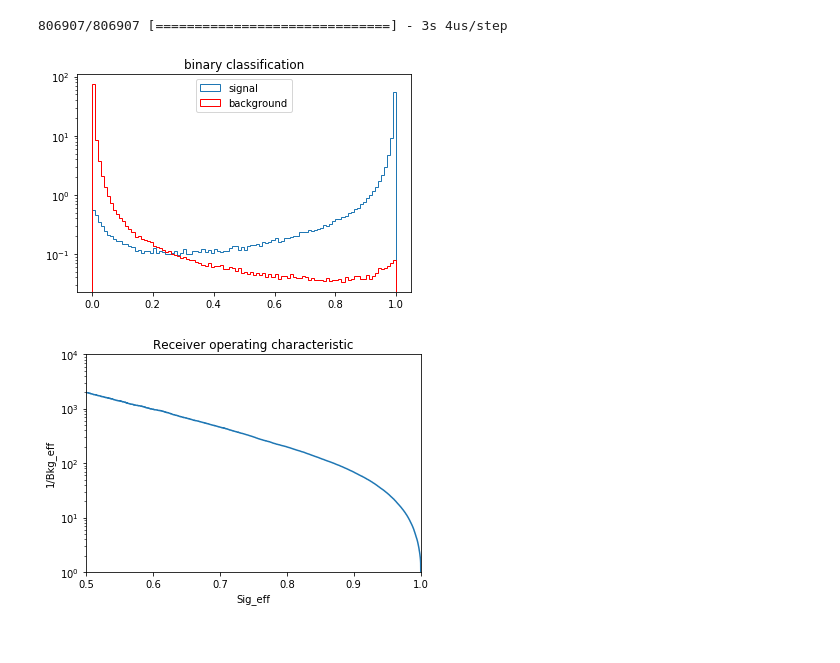
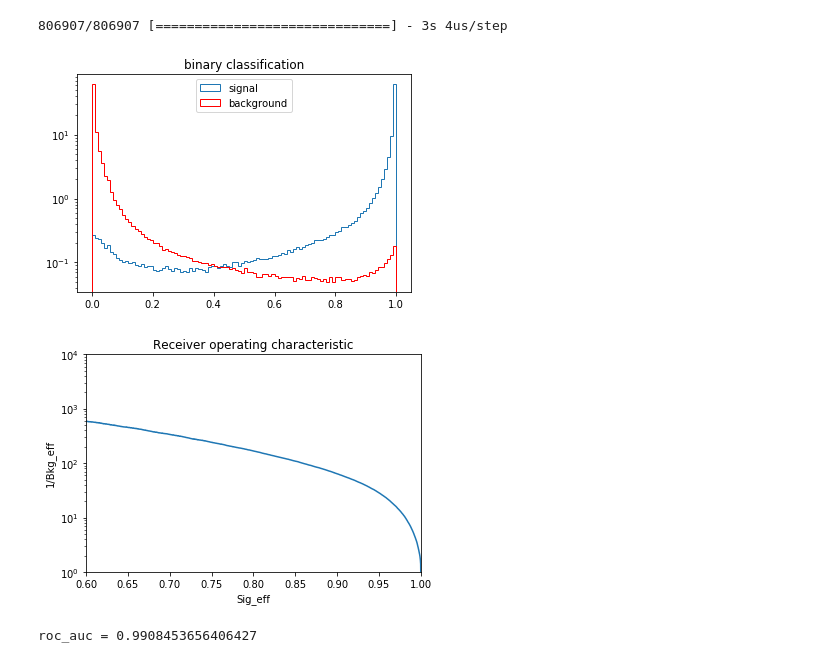
Before and after one commit to UTA-HEP-Computing/DarkMachine_autoEncoder, a Jupyter notebook: DarkMachine_autoEncoder.ipynb, the cells around one changed output. Cells and saved outputs as stored; diff of their text form; code cells hidden in the pictures.

```diff
--- a/DarkMachine_autoEncoder.ipynb
+++ b/DarkMachine_autoEncoder.ipynb
@@ -33,0 +19,14 @@ print("y_test: ",y_test.shape)
+# %%
+X_Mix_train = data_Mix_Train['X']
+y_Mix_train = data_Mix_Train['y']
+X_Mix_test = data_Mix_Test['X']
+y_Mix_test = data_Mix_Test['y']
+
+X_bkg_train = data_bkg_Train['X']
+X_bkg_test = data_bkg_Test['X']
+
+X_Mix_train_N = keras.utils.normalize(X_Mix_train, axis=1)
+X_Mix_test_N = keras.utils.normalize(X_Mix_test, axis=1)
+
+X_bkg_train_N = keras.utils.normalize(X_bkg_train, axis=1)
+X_bkg_test_N = keras.utils.normalize(X_bkg_test, axis=1)
@@ -75,6 +89,6 @@ encoder.save('DarkMachine_encoder.model')
 # %%
 encoder_model = keras.models.load_model('DarkMachine_encoder.model')
 # %%
-enCoded_X_train = encoder_model.predict([X_train])
-enCoded_X_test = encoder_model.predict([X_test])
+enCoded_X_Mix_train_N = encoder_model.predict([X_Mix_train_N])
+enCoded_X_Mix_test_N = encoder_model.predict([X_Mix_test_N])
 # %%
@@ -91,5 +105,5 @@ seqModel.add(keras.layers.Dense(8, activation= tf.nn.relu))
 seqModel.add(keras.layers.Dense(1, activation= tf.nn.sigmoid))
 seqModel.compile(loss='binary_crossentropy', optimizer='adam', metrics= ['accuracy'])
 
-seqModel.fit(enCoded_X_train, y_train, batch_size=256, epochs=10)
+seqModel.fit(enCoded_X_Mix_train_N, y_Mix_train, batch_size=256, epochs=20)
 # %% [output]
@@ -116,11 +127,11 @@ Epoch 10/10
 <keras.callbacks.History at 0x...>
 # %%
-sig_predict = seqModel.predict(enCoded_X_test,batch_size=256, verbose=1)
+sig_predict = seqModel.predict(enCoded_X_Mix_test_N,batch_size=256, verbose=1)
 # %% [output]
 806907/806907 [==============================] - 3s 4us/step
 # %%
-sigSoft= sig_predict[np.where(y_test==1)]
-bkgSoft = sig_predict[np.where(y_test==0)]
+sigSoft= sig_predict[np.where(y_Mix_test==1)]
+bkgSoft = sig_predict[np.where(y_Mix_test==0)]
 _=plt.hist(sigSoft,bins=100, histtype='step', label='signal', normed = 1)
 
 _=plt.hist(bkgSoft,bins=100, histtype='step', color= 'red', label='background', normed = 1)
@@ -131,18 +142,22 @@ _=plt.legend(loc='upper center')
 
 _=plt.title('binary classification')
 # %% [output]
-[figure, old version]
+[figure, new version]
 # %%
-fpr, tpr, thresholds = roc_curve(y_test,sig_predict)
+fpr, tpr, thresholds = roc_curve(y_Mix_test,sig_predict)
 plt.figure()
 ##plt.plot(fpr, tpr)
 plt.plot(tpr, 1/fpr)
-plt.xlim([0.5, 1])
+plt.xlim([0.6, 1])
 plt.ylim([1, 10000])
 plt.ylabel('1/Bkg_eff')
 plt.xlabel('Sig_eff')
 plt.title('Receiver operating characteristic')
 plt.yscale('log')
 plt.show()
 # %% [output]
-[figure, old version]
+[figure, new version]
+# %%
+print "roc_auc =", auc(fpr, tpr)
+# %% [output]
+roc_auc = 0.9908453656406427
```
Also changed, not shown: parts of 7 cells of this notebook, 1 other file.
